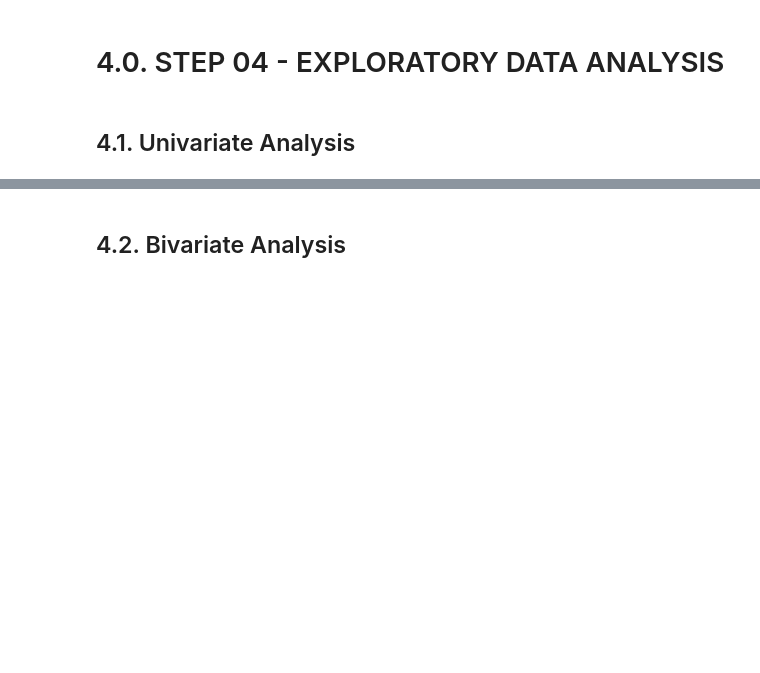
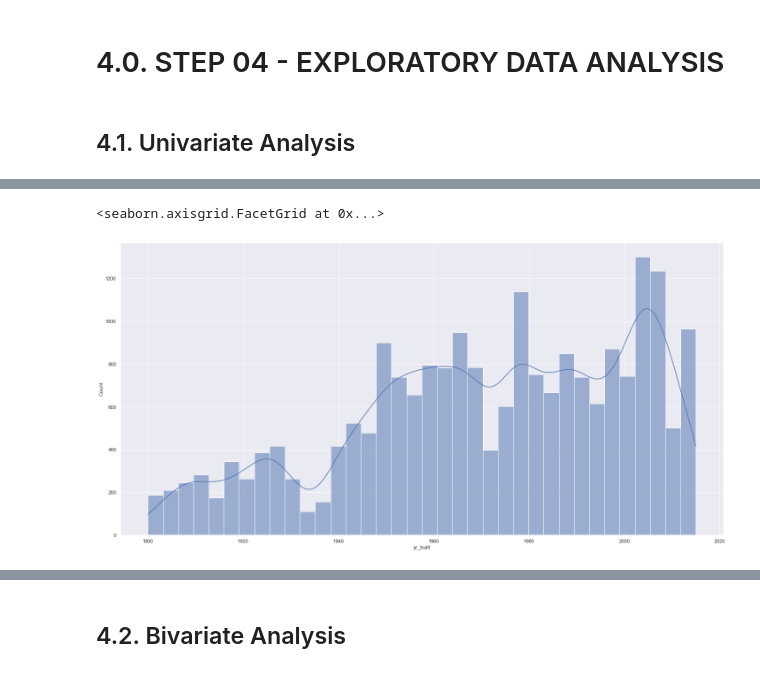
Before and after one commit to luana-afonso/Comunidade-DS, a Jupyter notebook: house_rocket_insights.ipynb, the cells around one changed output, grey strips where cells are left out. Drawn from its saved outputs; the diff is of its cells as text; code cells hidden in the pictures; blank space fills up the shorter version.

```diff
--- a/house_rocket_insights.ipynb
+++ b/house_rocket_insights.ipynb
@@ -280,0 +388,5 @@ grade - An index from 1 to 13, where 1-3 falls short of building construction an
+# %%
+sns.displot( df4['yr_built'], kde=True, height=10, aspect=2 )
+# %% [output]
+<seaborn.axisgrid.FacetGrid at 0x...>
+[figure, added]
```
Also changed, not shown: parts of 76 cells of this notebook.
